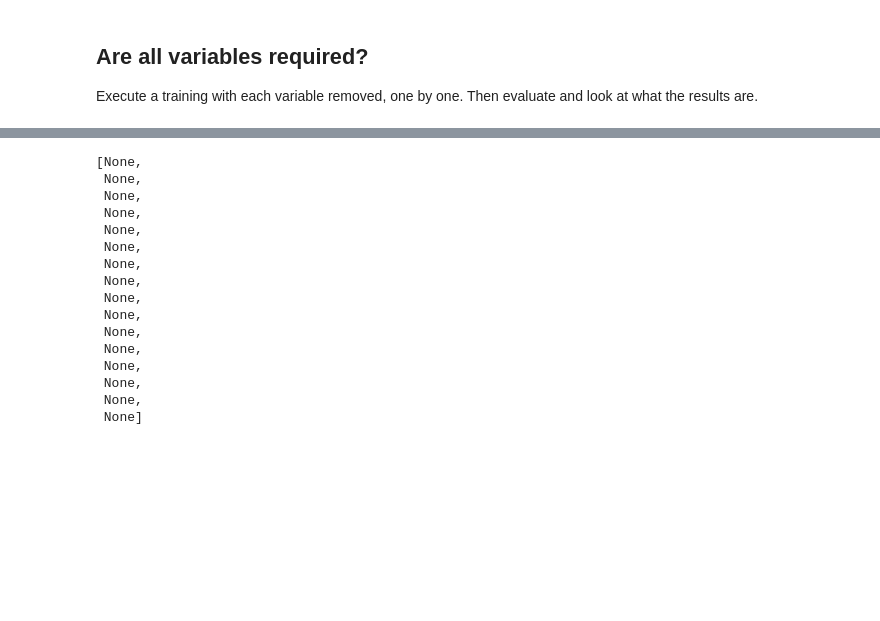
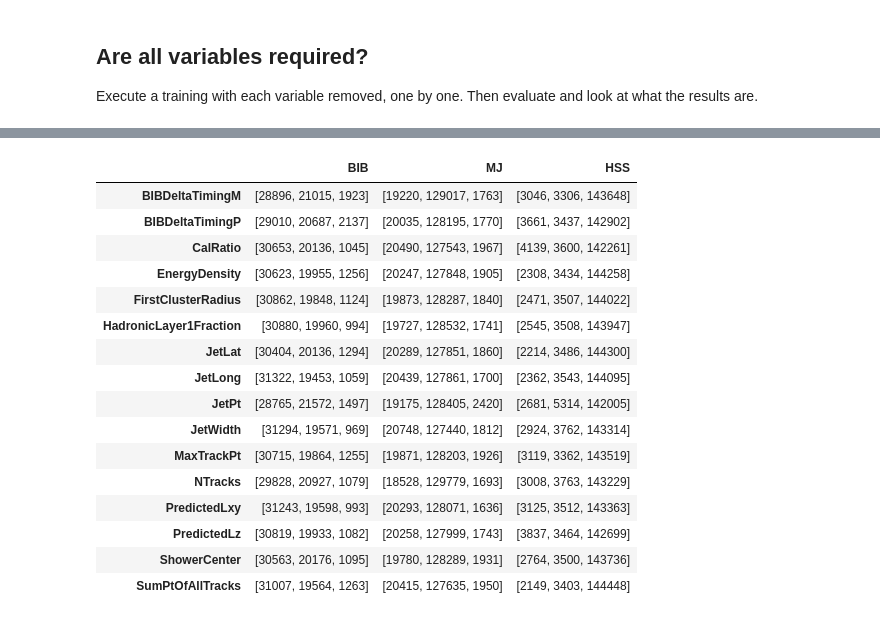
Before and after one commit to gordonwatts/JetCutStudies, a Jupyter notebook: notebooks/BDT Training Test.ipynb, the cells around one changed output, grey strips where cells are left out. Cells and saved outputs as stored; diff of their text form; code cells hidden in the pictures; blank space fills up the shorter version.

```diff
--- a/notebooks/BDT Training Test.ipynb
+++ b/notebooks/BDT Training Test.ipynb
@@ -250,19 +258,0 @@ Wall time: 30min 7s
-# %%
-bdts_with_1_missing
-# %% [output]
-[None,
- None,
- None,
- None,
- None,
- None,
- None,
- None,
- None,
- None,
- None,
- None,
- None,
- None,
- None,
- None]
@@ -268,0 +279,22 @@ bdts_with_1_missing
+# %%
+result = pd.DataFrame(per_var_counts, ).T
+result.columns=['BIB', 'MJ', 'HSS']
+result
+# %% [output]
+|  | BIB | MJ | HSS |
+| BIBDeltaTimingM | [28896, 21015, 1923] | [19220, 129017, 1763] | [3046, 3306, 143648] |
+| BIBDeltaTimingP | [29010, 20687, 2137] | [20035, 128195, 1770] | [3661, 3437, 142902] |
+| CalRatio | [30653, 20136, 1045] | [20490, 127543, 1967] | [4139, 3600, 142261] |
+| EnergyDensity | [30623, 19955, 1256] | [20247, 127848, 1905] | [2308, 3434, 144258] |
+| FirstClusterRadius | [30862, 19848, 1124] | [19873, 128287, 1840] | [2471, 3507, 144022] |
+| HadronicLayer1Fraction | [30880, 19960, 994] | [19727, 128532, 1741] | [2545, 3508, 143947] |
+| JetLat | [30404, 20136, 1294] | [20289, 127851, 1860] | [2214, 3486, 144300] |
+| JetLong | [31322, 19453, 1059] | [20439, 127861, 1700] | [2362, 3543, 144095] |
+| JetPt | [28765, 21572, 1497] | [19175, 128405, 2420] | [2681, 5314, 142005] |
+| JetWidth | [31294, 19571, 969] | [20748, 127440, 1812] | [2924, 3762, 143314] |
+| MaxTrackPt | [30715, 19864, 1255] | [19871, 128203, 1926] | [3119, 3362, 143519] |
+| NTracks | [29828, 20927, 1079] | [18528, 129779, 1693] | [3008, 3763, 143229] |
+| PredictedLxy | [31243, 19598, 993] | [20293, 128071, 1636] | [3125, 3512, 143363] |
+| PredictedLz | [30819, 19933, 1082] | [20258, 127999, 1743] | [3837, 3464, 142699] |
+| ShowerCenter | [30563, 20176, 1095] | [19780, 128289, 1931] | [2764, 3500, 143736] |
+| SumPtOfAllTracks | [31007, 19564, 1263] | [20415, 127635, 1950] | [2149, 3403, 144448] |
```
Also changed, not shown: parts of 9 cells of this notebook.
